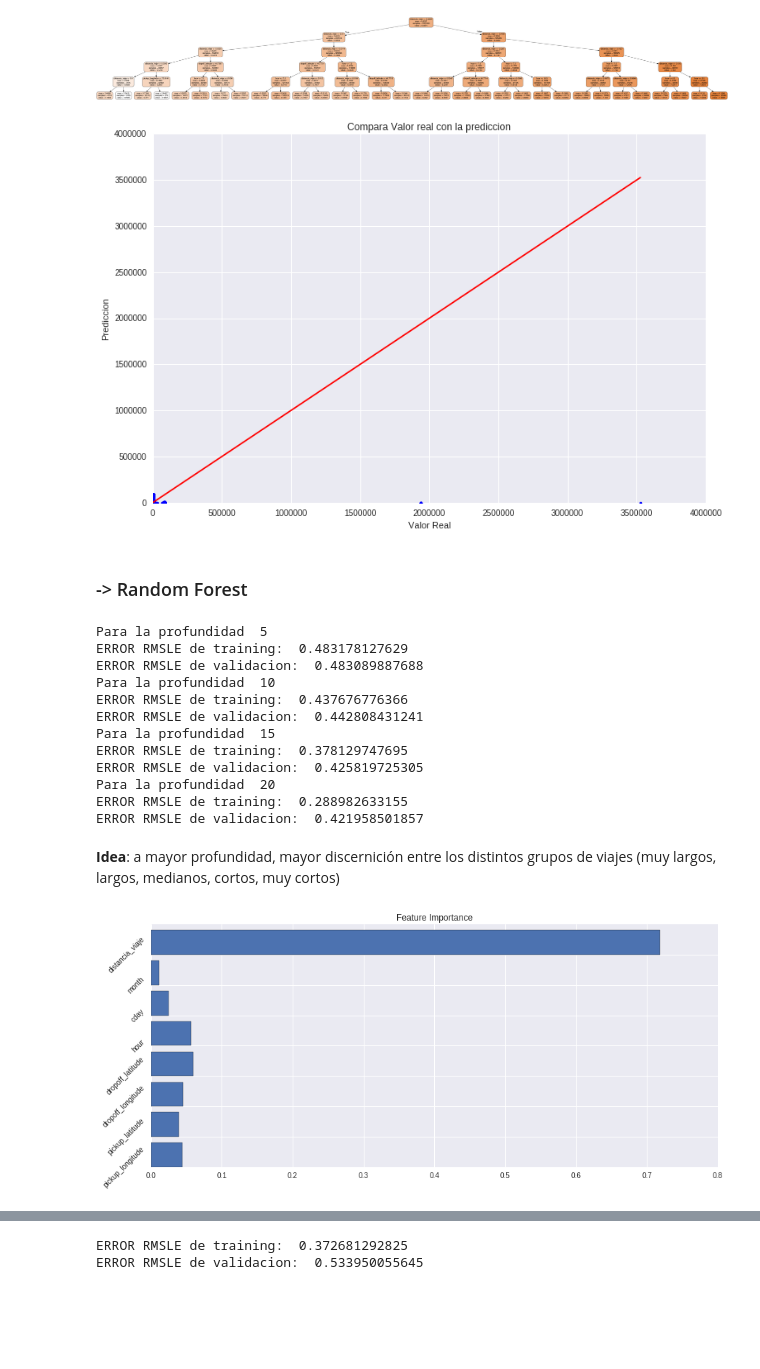
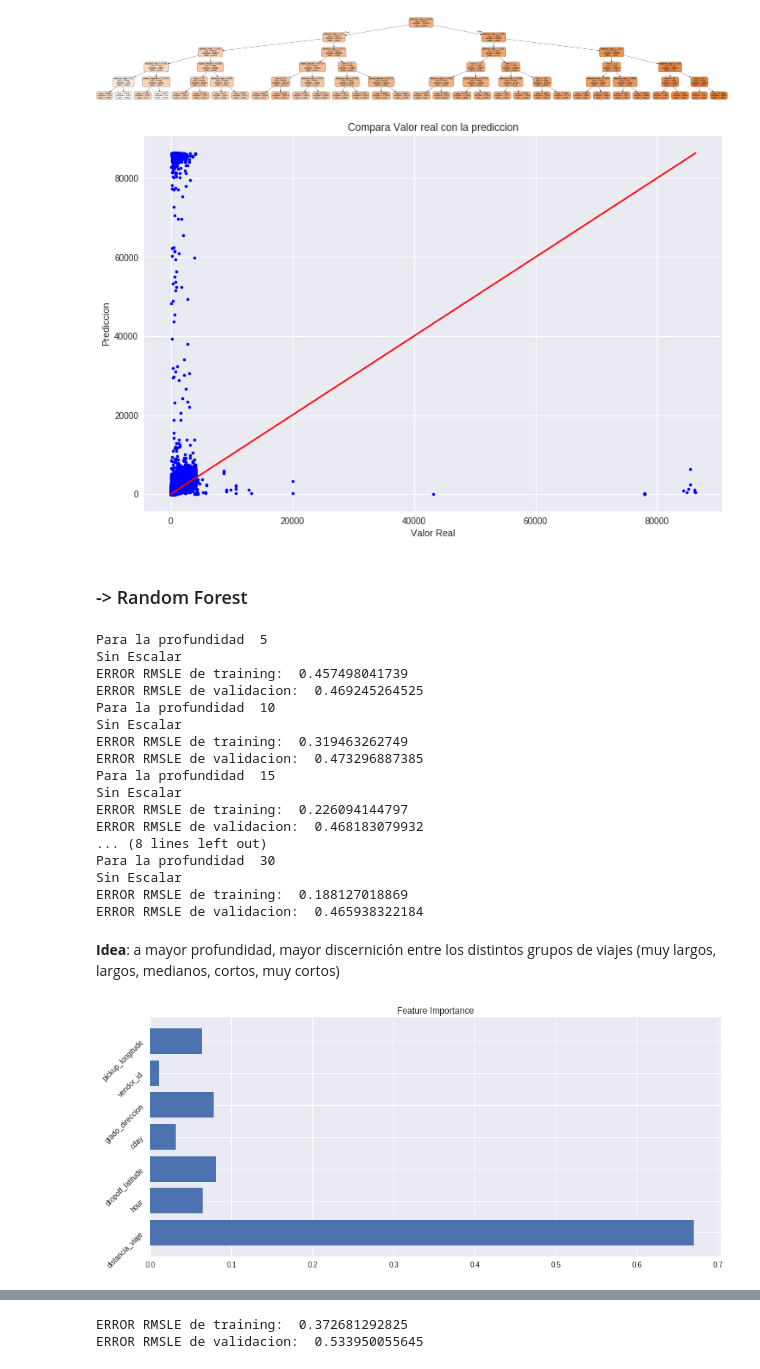
Before and after one commit to FMena14/Kaggle, a Jupyter notebook: TaxiDuration/Codigo.ipynb, the cells around one changed output, grey strips where cells are left out. Drawn from its saved outputs; the diff is of its cells as text; code cells hidden in the pictures; blank space fills up the shorter version.

```diff
--- a/TaxiDuration/Codigo.ipynb
+++ b/TaxiDuration/Codigo.ipynb
@@ -390,12 +450,16 @@ es poco el tiempo en el cual se tiene el dataset, por lo que es posible que el t
 all_features = df.columns.values
 print all_features
 
-features = ["pickup_longitude","pickup_latitude","dropoff_longitude"
-            ,"dropoff_latitude","hour","cday","month","distancia_viaje"]
+features = ["vendor_id","passenger_count","pickup_longitude","pickup_latitude","dropoff_longitude"
+            ,"dropoff_latitude","store_and_fwd_flag","min","hour","cday","month","distancia_viaje",
+            "distancia_viaje_km","grado_direccion","season","holiday"]
+
+nuevas_features = ["distancia_viaje", "hour", "dropoff_latitude", "cday","grado_direccion", "vendor_id",
+                   "pickup_longitude"]
 #ver que quitar... y sacarlo
 
-X = df.ix[:,features].values
-Y = df.ix[:,'trip_duration'].values
+X = df.loc[:,nuevas_features].values[:100000]
+Y = df.loc[:,'trip_duration'].values[:100000]
 
 #Y = target[:,1] #saca el id
 #X = df_X[:,1:] #saca el id
@@ -439,7 +503,9 @@ Tamaño de dataset de validacion:  (437594, 8)
 # %% [markdown]
 ### Escalar datos
 # %%
-scaler = StandardScaler(with_mean=True, with_std=True)
+#scaler = StandardScaler(with_mean=True, with_std=True)
+from sklearn.preprocessing import RobustScaler
+scaler = RobustScaler(with_centering=True, with_scaling=True)
 scaler.fit(X_train)
 X_train_scaled = scaler.fit_transform(X_train)
 X_val_scaled = scaler.fit_transform(X_val)
@@ -447,15 +513,20 @@ X_val_scaled = scaler.fit_transform(X_val)
 def transformar(valor):
     return np.log(valor+1)
 def destransformar(valor):
-    return np.exp(valor) -1
+    epsilon =  1e-15
+    pred = np.maximum(epsilon, valor)
+    pred = np.minimum(700,valor)
+    return np.exp(pred) -1
 
 def probar_normal(model):
+    print "Sin Escalar"
     model.fit(X_train,transformar(y_train))
 
     print "ERROR RMSLE de training: ", rmsle(destransformar(model.predict(X_train)),y_train)
     print "ERROR RMSLE de validacion: ", rmsle(destransformar(model.predict(X_val)),y_val)
 
 def probar_escalado(model):
+    print "Escalado"
     model.fit(X_train_scaled,transformar(y_train))
 
     print "ERROR RMSLE de training: ", rmsle(destransformar(model.predict(X_train_scaled)),y_train)
@@ -544,7 +627,7 @@ PImage(filename='tree.png')
 # %%
 graficar_predicciones(destransformar(model.predict(X_val)),y_val)
 # %% [output]
-[figure, old version]
+[figure, new version]
 # %% [markdown]
 ### -> Random Forest
 # %%
@@ -553,13 +636,12 @@ profundidades = [5,10,15,20,25,30]
 for d in profundidades:
     print "Para la profundidad ",d
 
-    model = RE(max_depth=d)
+    model = RE(max_depth=d,n_jobs=-1)
     probar_normal(model) #probar con datos no escalados
 
-    model = RE(max_depth=d)
-    probar_escalado(model) #probar con datos escalados
+    #model = RE(max_depth=d,n_jobs=-1)
+    #probar_escalado(model) #probar con datos escalados
 
-    model.fit(X_train,transformar(y_train))
 
 #agregar n_estimators=10 al mejor
 
@@ -569,24 +651,29 @@ for d in profundidades:
 #print "ERROR RMSLE de validacion: ", rmsle(model.predict(X_val),y_val)
 # %% [output]
 Para la profundidad  5
-ERROR RMSLE de training:  0.483178127629
-ERROR RMSLE de validacion:  0.483089887688
+Sin Escalar
+ERROR RMSLE de training:  0.457498041739
+ERROR RMSLE de validacion:  0.469245264525
 Para la profundidad  10
-ERROR RMSLE de training:  0.437676776366
-ERROR RMSLE de validacion:  0.442808431241
+Sin Escalar
+ERROR RMSLE de training:  0.319463262749
+ERROR RMSLE de validacion:  0.473296887385
 Para la profundidad  15
-ERROR RMSLE de training:  0.378129747695
-ERROR RMSLE de validacion:  0.425819725305
-Para la profundidad  20
-ERROR RMSLE de training:  0.288982633155
-ERROR RMSLE de validacion:  0.421958501857
+Sin Escalar
+ERROR RMSLE de training:  0.226094144797
+ERROR RMSLE de validacion:  0.468183079932
+... (8 lines left out)
+Para la profundidad  30
+Sin Escalar
+ERROR RMSLE de training:  0.188127018869
+ERROR RMSLE de validacion:  0.465938322184
 # %% [markdown]
 **Idea**: a mayor profundidad, mayor discernición entre los distintos grupos de viajes (muy largos, largos, medianos, cortos, muy cortos)
 # %%
 plt.figure(figsize=(14,6))
-plt.barh(range(len(features)), model.feature_importances_)
-plt.yticks(range(len(features)),features, rotation= 45)
+plt.barh(range(len(nuevas_features)), model.feature_importances_)
+plt.yticks(range(len(nuevas_features)),nuevas_features, rotation= 45)
 plt.title('Feature Importance')
 plt.show()
 # %% [output]
-[figure, old version]
+[figure, new version]
```
Also changed, not shown: parts of 34 cells of this notebook, 1 other file.
